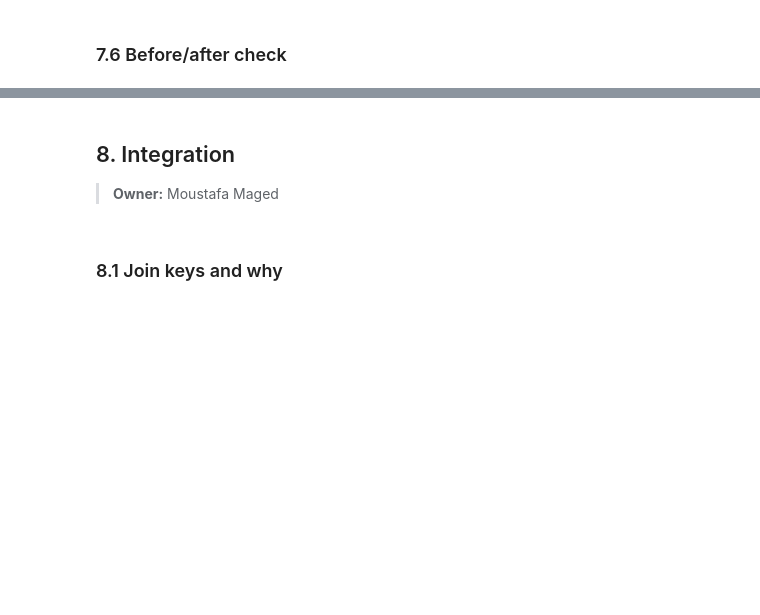
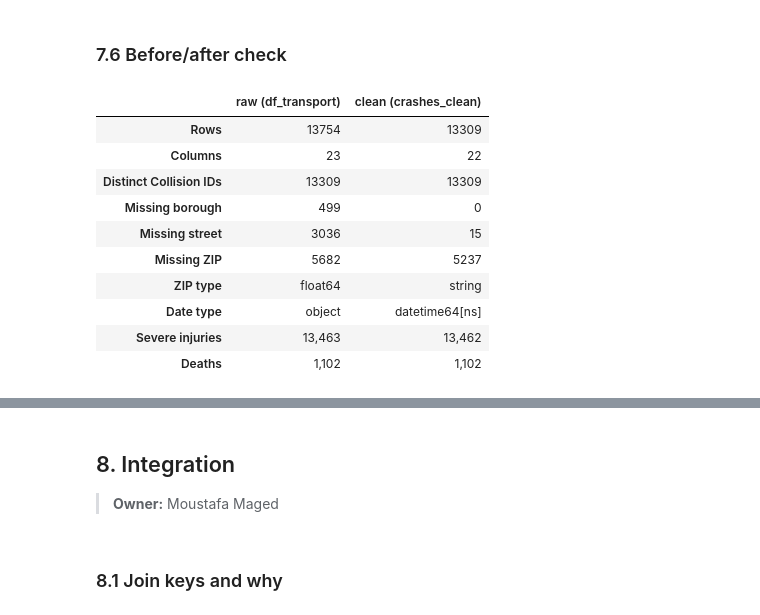
Before and after one commit to mohamednazmy23/nyc-housing-street-safety, a Jupyter notebook: notebooks/nyc_dev_project.ipynb, the cells around one changed output, grey strips where cells are left out. Cells and saved outputs as stored; diff of their text form; code cells hidden in the pictures; blank space fills up the shorter version.

Commit message:
Add SIRTA pre-integration cleaning (section 7); define crashes columns; log D42-D48

```diff
--- a/notebooks/nyc_dev_project.ipynb
+++ b/notebooks/nyc_dev_project.ipynb
@@ -1303,2 +1646,26 @@ No rows were dropped: `housing_clean` has all 9,551 buildings and all 320,946 af
 # %% [markdown]
 ### 7.5 Duplicates
+# %%
+print("Fully duplicated rows:", crashes_clean.duplicated().sum())
+repeated = crashes_clean[crashes_clean["crash_id"].duplicated(keep=False)]
+print(repeated[["crash_id", "crash_datetime", "street", "severe_injuries", "fatalities", "lookback_severe"]], "\n")
+
+# Collision IDs grow over time, so the ID shows which date is right:
+# compare the repeated ID with the IDs of all crashes in each of the two months
+for month in ["2023-01-01", "2026-01-01"]:
+    ids = crashes_clean.loc[crashes_clean["month"] == month, "crash_id"]
+    print(f"Crashes in {month[:7]}: IDs {ids.min():,} to {ids.max():,} (median {int(ids.median()):,})")
+
+# Keep one row: the January 2023 date fits the ID. The 2026 row adds a death; keep the higher counts,
+# so a recorded death is not lost. The lookback stays from the 2023 row (it was computed for that date)
+rows = crashes_clean["crash_id"] == repeated["crash_id"].iloc[0]
+keep_index = crashes_clean.loc[rows, "crash_datetime"].idxmin()
+for col in ["severe_injuries", "fatalities"]:
+    crashes_clean.loc[keep_index, col] = crashes_clean.loc[rows, col].max()
+crashes_clean.loc[keep_index, "serious_harm"] = (crashes_clean.loc[keep_index, "severe_injuries"]
+                                                 + crashes_clean.loc[keep_index, "fatalities"])
+crashes_clean = crashes_clean.drop(index=crashes_clean.index[rows & (crashes_clean.index != keep_index)])
+crashes_clean["merged_duplicate"] = crashes_clean.index == keep_index
+
+print("\nKept:", crashes_clean.loc[keep_index, ["crash_id", "crash_datetime", "fatalities", "serious_harm"]].to_dict())
+print("Crashes:", len(crashes_clean), "| distinct IDs:", crashes_clean["crash_id"].nunique())
@@ -1305,2 +1692,32 @@ No rows were dropped: `housing_clean` has all 9,551 buildings and all 320,946 af
 # %% [markdown]
 ### 7.6 Before/after check
+# %%
+# Before/after: each fix should show up here
+before_after = pd.DataFrame({
+    "raw (df_transport)": [
+        len(df_transport), df_transport.shape[1], df_transport["Collision ID"].nunique(),
+        df_transport["Crash Borough"].isna().sum(), df_transport["On Street"].isna().sum(),
+        df_transport["ZipCode"].isna().sum(), str(df_transport["ZipCode"].dtype), str(df_transport["Crash Date"].dtype),
+        f"{df_transport['Total Severe Injuries'].sum():,.0f}", f"{df_transport['Total Fatalities'].sum():,.0f}",
+    ],
+    "clean (crashes_clean)": [
+        len(crashes_clean), crashes_clean.shape[1], crashes_clean["crash_id"].nunique(),
+        crashes_clean["borough"].isna().sum(), crashes_clean["street"].isna().sum(),
+        crashes_clean["zip"].isna().sum(), str(crashes_clean["zip"].dtype), str(crashes_clean["crash_datetime"].dtype),
+        f"{crashes_clean['severe_injuries'].sum():,}", f"{crashes_clean['fatalities'].sum():,}",
+    ],
+}, index=["Rows", "Columns", "Distinct Collision IDs", "Missing borough", "Missing street", "Missing ZIP",
+          "ZIP type", "Date type", "Severe injuries", "Deaths"])
+before_after
+# %% [output]
+|  | raw (df_transport) | clean (crashes_clean) |
+| Rows | 13754 | 13309 |
+| Columns | 23 | 22 |
+| Distinct Collision IDs | 13309 | 13309 |
+| Missing borough | 499 | 0 |
+| Missing street | 3036 | 15 |
+| Missing ZIP | 5682 | 5237 |
+| ZIP type | float64 | string |
+| Date type | object | datetime64[ns] |
+| Severe injuries | 13,463 | 13,462 |
+| Deaths | 1,102 | 1,102 |
```
Also changed, not shown: parts of 30 cells of this notebook, 5 other files.
